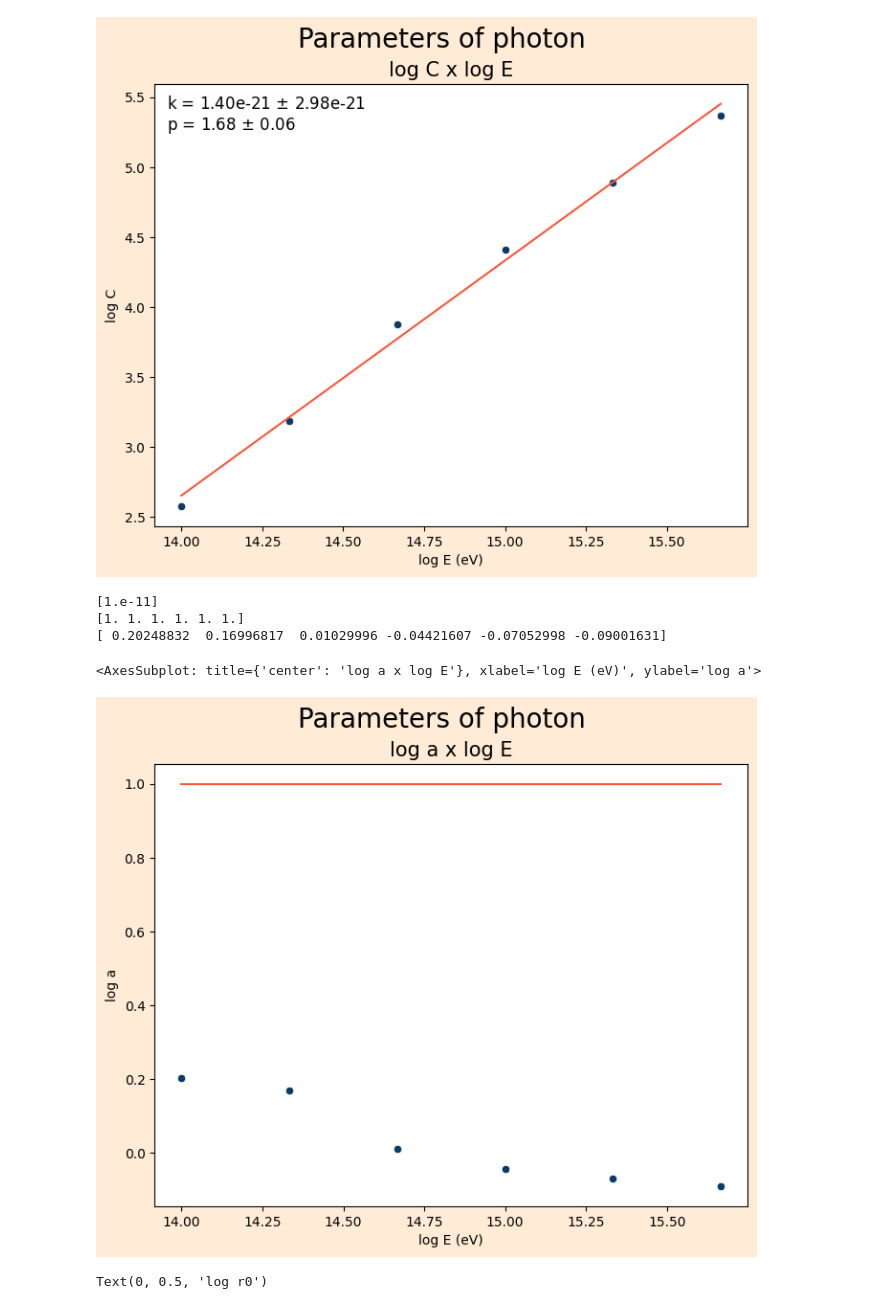
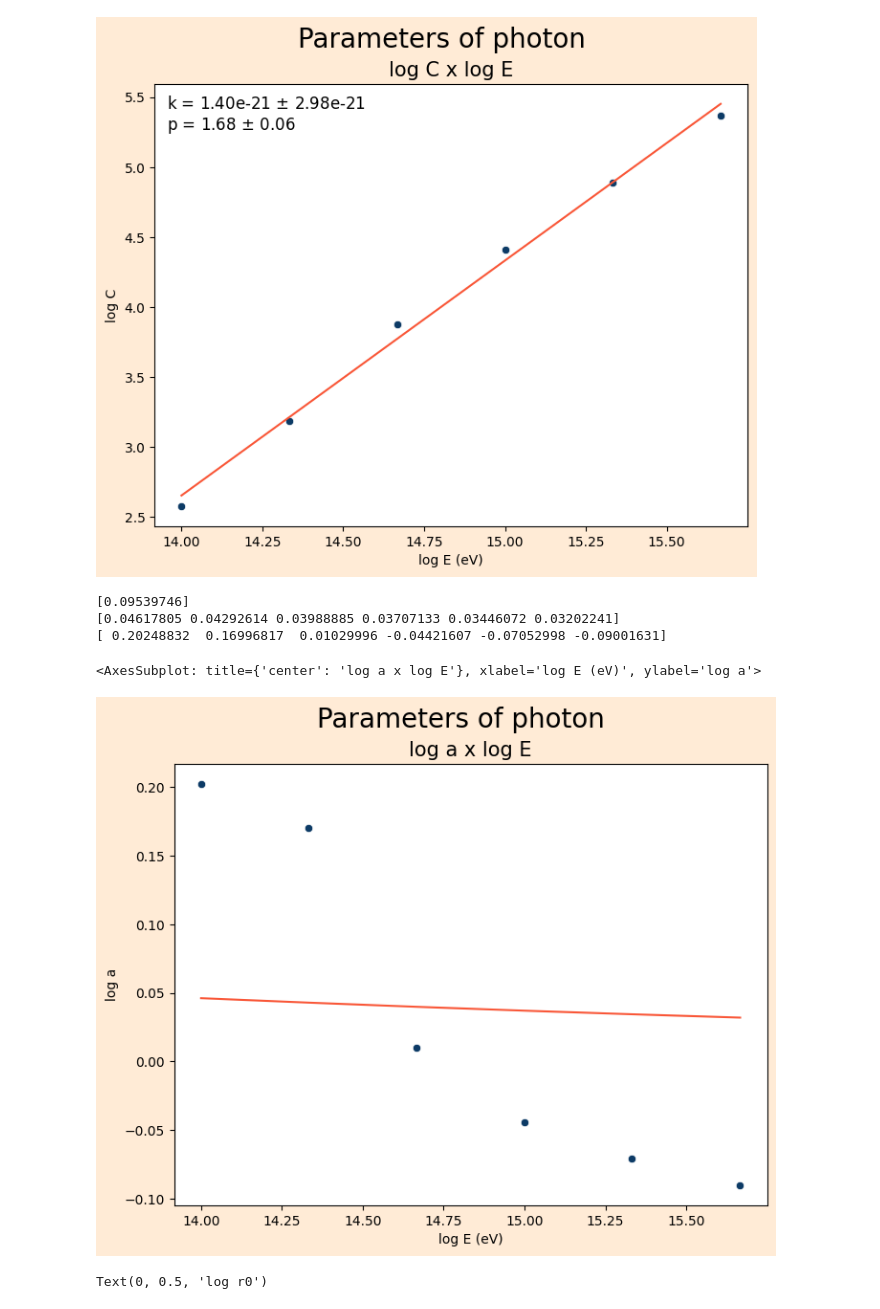
Before and after one commit to lucas-orfei/mestrado, a Jupyter notebook: parameters.ipynb, the cells around one changed output. Cells and saved outputs as stored; diff of their text form; code cells hidden in the pictures.

```diff
--- a/parameters.ipynb
+++ b/parameters.ipynb
@@ -146,37 +146,37 @@ logE = np.log10(E)
 fig, ax = plt.subplots(figsize = (8, 6), facecolor = '#FFEBD6')
 fig.suptitle('Parameters of photon', size = 20)
 #fig.tight_layout()
 
 
 ax.set_title('log a x log E', size = 15)
 ax.set_xlabel('log E (eV)')
 ax.set_ylabel('log a')
 ax.set_facecolor('white')
 
 
 #Fit
 def power(x, p):
     return 1/np.power(x,p)
 
-initial_guess = [0.00000000001]
+initial_guess = [0.1]
 
 coefficients, cov = curve_fit(power, E, loga, p0=initial_guess)
 
 inc = np.sqrt(np.diag(cov))
 #print(np.sqrt(np.diag(cov)))
 print(coefficients)
 
 print(power(E,coefficients))
 print(loga)
 
 ax.plot(logE, power(E,coefficients), color = '#F95738')
 sns.scatterplot(x = logE, y = loga, color = '#0D3B66', ax = ax)
 # %% [output]
-[1.e-11]
-[1. 1. 1. 1. 1. 1.]
+[0.09539746]
+[0.04617805 0.04292614 0.03988885 0.03707133 0.03446072 0.03202241]
 [ 0.20248832  0.16996817  0.01029996 -0.04421607 -0.07052998 -0.09001631]
 <AxesSubplot: title={'center': 'log a x log E'}, xlabel='log E (eV)', ylabel='log a'>
-[figure, old version]
+[figure, new version]
 # %%
 # Próton
 
```
Also changed, not shown: parts of 3 cells of this notebook, 1 other file.
